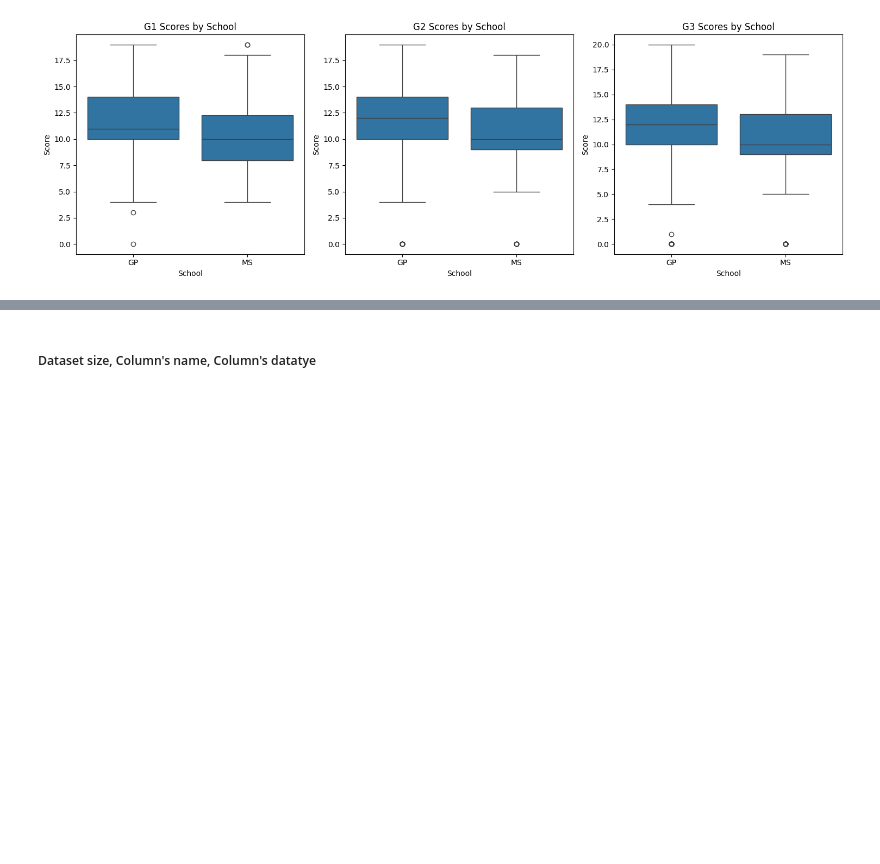
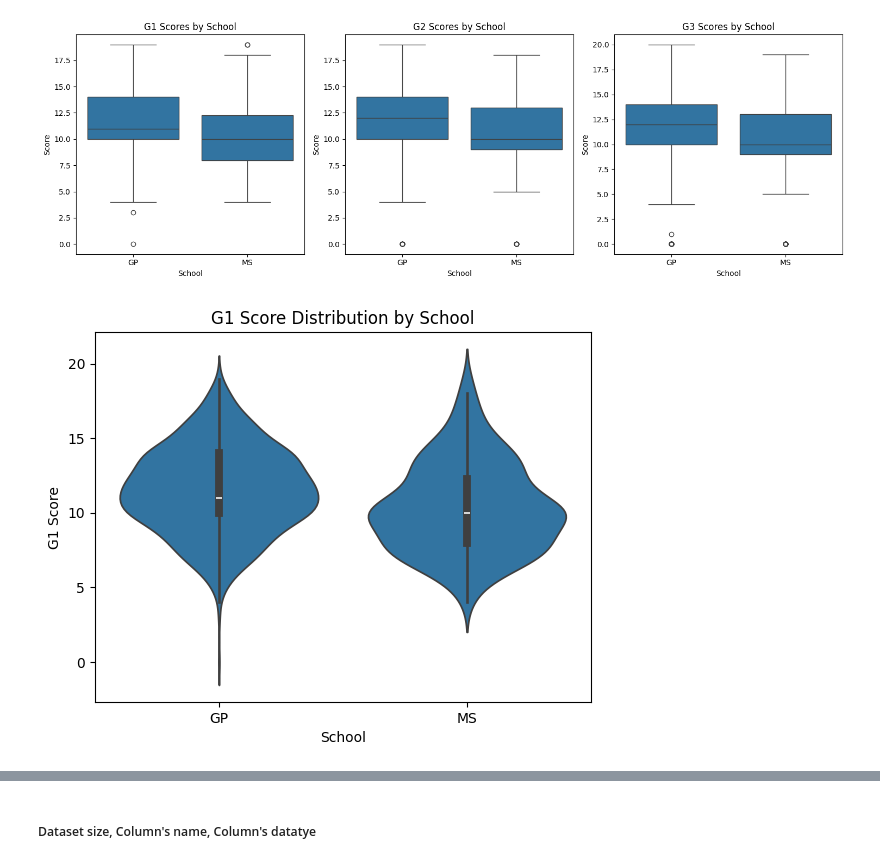
Before and after one commit to xuancuong1019/DS111_data_analysis, a Jupyter notebook: dashboard_generating.ipynb, the cells around one changed output, grey strips where cells are left out. Saved outputs shown, nothing was run; the diff lists cells and outputs as text; code cells hidden in the pictures; blank space fills up the shorter version.

```diff
--- a/dashboard_generating.ipynb
+++ b/dashboard_generating.ipynb
@@ -50,6 +50,13 @@ plt.show()
 [figure]
 # %%
 # Bài tập 3: Vẽ violin của trường MS và GD cho điểm G1
-df_all['G1'].skew().df_all['G1'].kurt
+sns.violinplot(x="school", y="G1", data=df_all)
+
+plt.title("G1 Score Distribution by School")
+plt.xlabel("School")
+plt.ylabel("G1 Score")
+plt.show()
+# %% [output]
+[figure, added]
 # %%
 # Bài tập 4: Tìm ngoại lệ thấp cao theo trường MS và GP của điểm G3
```
Also changed, not shown: parts of 2 cells of this notebook.
